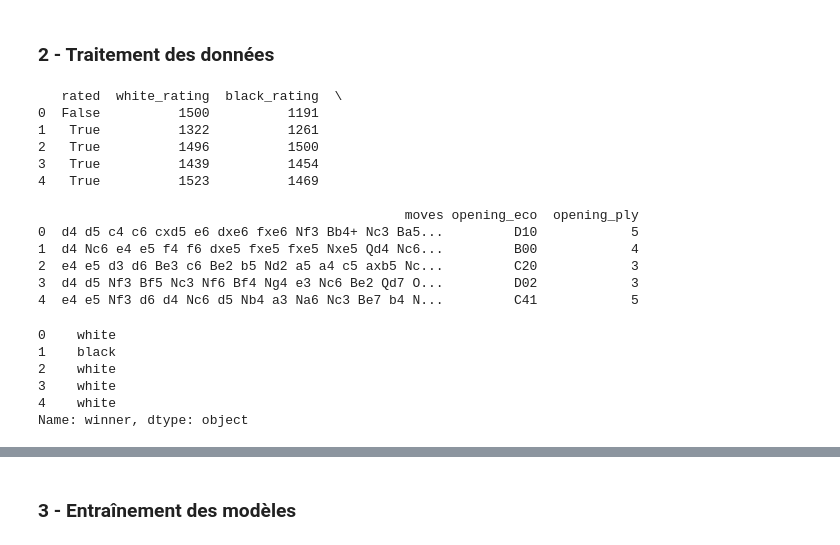
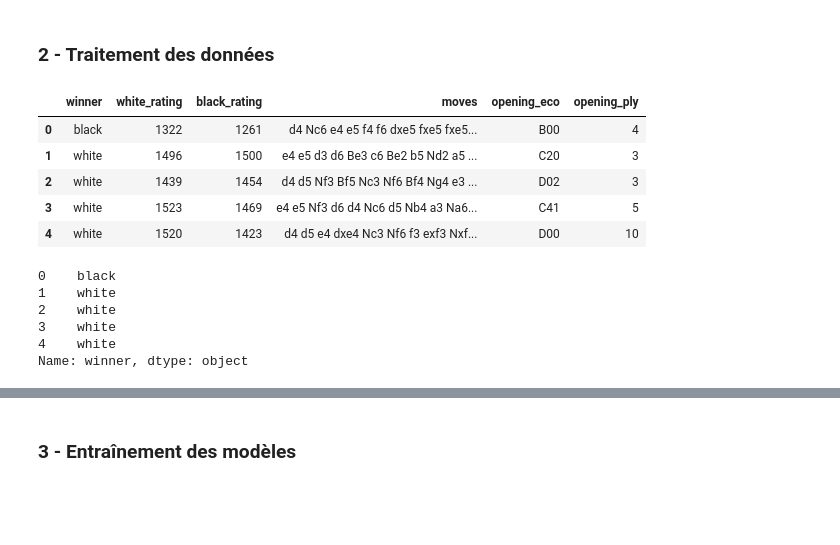
Before and after one commit to guicag/chess_ml, a Jupyter notebook: exploration.ipynb, the cells around one changed output, grey strips where cells are left out. Saved outputs shown, nothing was run; the diff lists cells and outputs as text; code cells hidden in the pictures; blank space fills up the shorter version.

```diff
--- a/exploration.ipynb
+++ b/exploration.ipynb
@@ -173,28 +173,26 @@ ax.view_init(40,-100)
 # %% [markdown]
 ### 2 - Traitement des données
 # %%
-X = df.drop(["id", "last_move_at", "created_at", "turns", "victory_status", "increment_code", "black_id", "white_id", "opening_name", "winner"], axis=1)
-print(X.head())
+X = df.drop(["id", "last_move_at", "created_at", "turns", "victory_status", "increment_code", "black_id", "white_id", "opening_name"], axis=1)
+
+X = X.loc[X["rated"] == True]
+X = X.reset_index(drop=True)
+X = X.drop("rated", axis=1)
+X.head()
 # %% [output]
-   rated  white_rating  black_rating  \
-0  False          1500          1191
-1   True          1322          1261
-2   True          1496          1500
-3   True          1439          1454
-4   True          1523          1469
-
-                                               moves opening_eco  opening_ply
-0  d4 d5 c4 c6 cxd5 e6 dxe6 fxe6 Nf3 Bb4+ Nc3 Ba5...         D10            5
-1  d4 Nc6 e4 e5 f4 f6 dxe5 fxe5 fxe5 Nxe5 Qd4 Nc6...         B00            4
-2  e4 e5 d3 d6 Be3 c6 Be2 b5 Nd2 a5 a4 c5 axb5 Nc...         C20            3
-3  d4 d5 Nf3 Bf5 Nc3 Nf6 Bf4 Ng4 e3 Nc6 Be2 Qd7 O...         D02            3
-4  e4 e5 Nf3 d6 d4 Nc6 d5 Nb4 a3 Na6 Nc3 Be7 b4 N...         C41            5
+|  | winner | white_rating | black_rating | moves | opening_eco | opening_ply |
+| 0 | black | 1322 | 1261 | d4 Nc6 e4 e5 f4 f6 dxe5 fxe5 fxe5... | B00 | 4 |
+| 1 | white | 1496 | 1500 | e4 e5 d3 d6 Be3 c6 Be2 b5 Nd2 a5 ... | C20 | 3 |
+| 2 | white | 1439 | 1454 | d4 d5 Nf3 Bf5 Nc3 Nf6 Bf4 Ng4 e3 ... | D02 | 3 |
+| 3 | white | 1523 | 1469 | e4 e5 Nf3 d6 d4 Nc6 d5 Nb4 a3 Na6... | C41 | 5 |
+| 4 | white | 1520 | 1423 | d4 d5 e4 dxe4 Nc3 Nf6 f3 exf3 Nxf... | D00 | 10 |
 # %%
-y = df["winner"]
-print(y.head())
+y = X["winner"]
+X = X.drop("winner", axis=1)
+y.head()
 # %% [output]
-0    white
-1    black
+0    black
+1    white
 2    white
 3    white
 4    white
```
Also changed, not shown: parts of 18 cells of this notebook.
